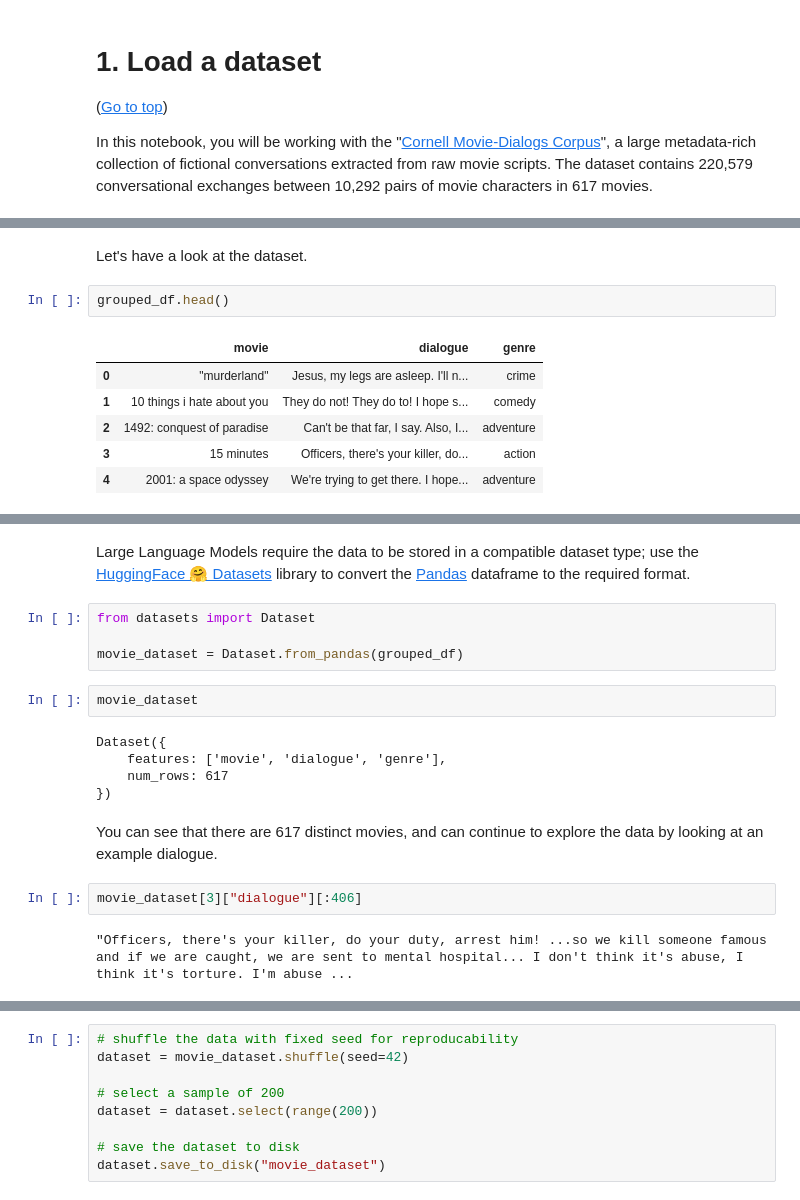
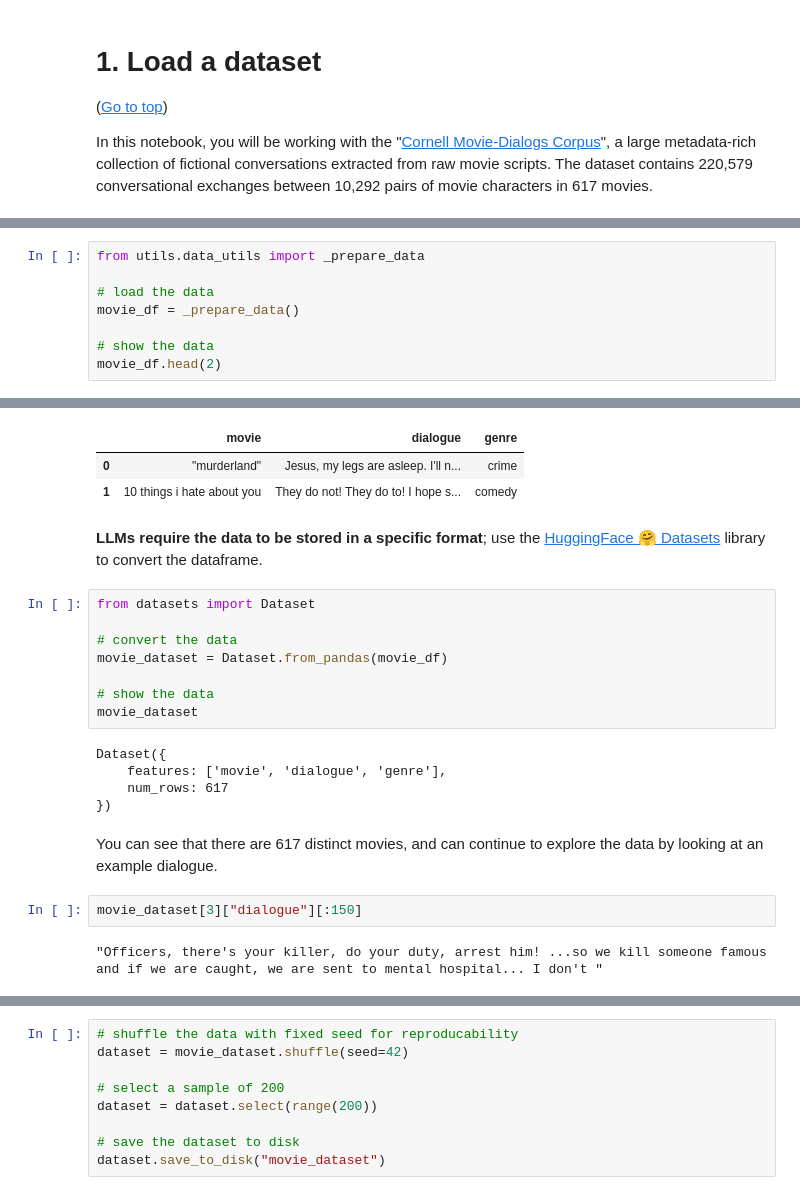
Before and after one commit to aws-samples/measuring-and-mitigating-toxicity-in-llms, a Jupyter notebook: Measuring_Mitigating_Toxicity.ipynb, the cells around one changed output, grey strips where cells are left out. Saved outputs shown, nothing was run; the diff lists cells and outputs as text.

Commit message:
added utils

```diff
--- a/Measuring_Mitigating_Toxicity.ipynb
+++ b/Measuring_Mitigating_Toxicity.ipynb
@@ -111,11 +49,9 @@ grouped_df = grouped_df.merge(pd.DataFrame({"movie": genre_dict.keys(), "genre":
-# %% [markdown]
-Let's have a look at the dataset.
-# %%
-grouped_df.head()
-# %% [output]
-|  | movie | dialogue | genre |
-| 0 | "murderland" | Jesus, my legs are asleep. I'll n... | crime |
-| 1 | 10 things i hate about you | They do not! They do to! I hope s... | comedy |
-| 2 | 1492: conquest of paradise | Can't be that far, I say. Also, I... | adventure |
-| 3 | 15 minutes | Officers, there's your killer, do... | action |
-| 4 | 2001: a space odyssey | We're trying to get there. I hope... | adventure |
+# %%
+from utils.data_utils import _prepare_data
+
+# load the data
+movie_df = _prepare_data()
+
+# show the data
+movie_df.head(2)
+# %% [output]
@@ -122,20 +59,25 @@ grouped_df.head()
+|  | movie | dialogue | genre |
+| 0 | "murderland" | Jesus, my legs are asleep. I'll n... | crime |
+| 1 | 10 things i hate about you | They do not! They do to! I hope s... | comedy |
 # %% [markdown]
-Large Language Models require the data to be stored in a compatible dataset type; use the [HuggingFace 🤗 Datasets](https://huggingface.co/docs/datasets/index) library to convert the [Pandas](https://pandas.pydata.org/) dataframe to the required format.
+**LLMs require the data to be stored in a specific format**; use the [HuggingFace 🤗 Datasets](https://huggingface.co/docs/datasets/index) library to convert the dataframe.
 # %%
 from datasets import Dataset
 
-movie_dataset = Dataset.from_pandas(grouped_df)
+# convert the data
+movie_dataset = Dataset.from_pandas(movie_df)
+
+# show the data
+movie_dataset
+# %% [output]
+Dataset({
+    features: ['movie', 'dialogue', 'genre'],
+    num_rows: 617
+})
-# %%
-movie_dataset
-# %% [output]
-Dataset({
-    features: ['movie', 'dialogue', 'genre'],
-    num_rows: 617
-})
 # %% [markdown]
 You can see that there are 617 distinct movies, and can continue to explore the data by looking at an example dialogue.
 # %%
-movie_dataset[3]["dialogue"][:406]
+movie_dataset[3]["dialogue"][:150]
 # %% [output]
-"Officers, there's your killer, do your duty, arrest him! ...so we kill someone famous and if we are caught, we are sent to mental hospital... I don't think it's abuse, I think it's torture. I'm abuse ...
+"Officers, there's your killer, do your duty, arrest him! ...so we kill someone famous and if we are caught, we are sent to mental hospital... I don't "
 # %% [markdown]
```
Also changed, not shown: parts of 55 cells of this notebook, 5 other files.
